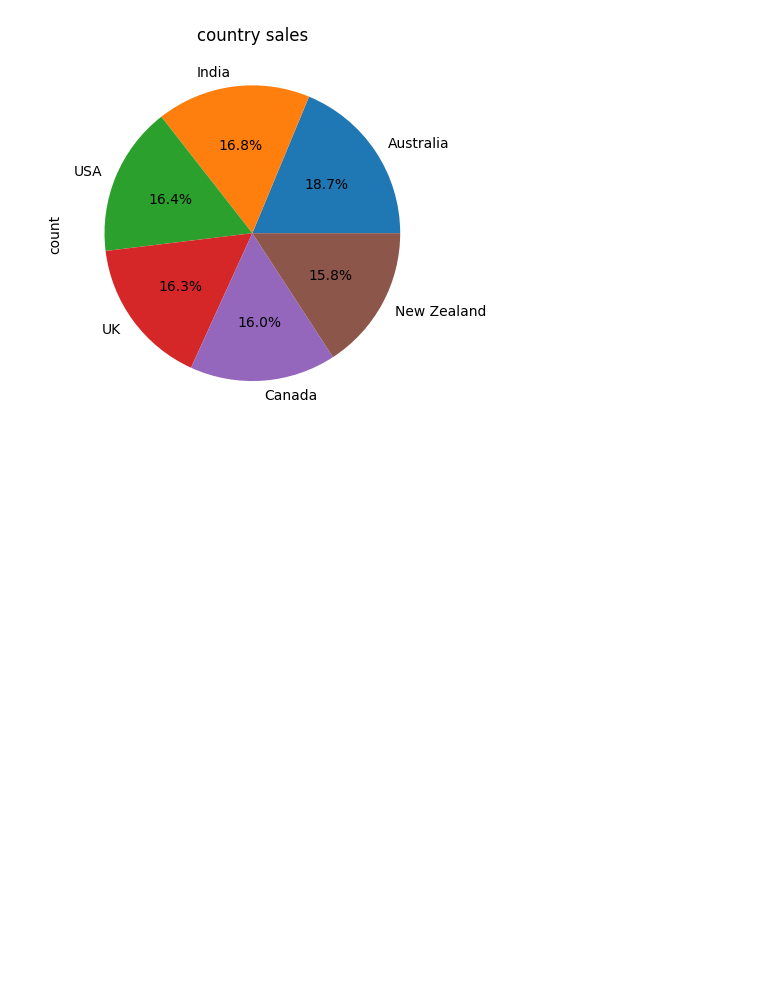
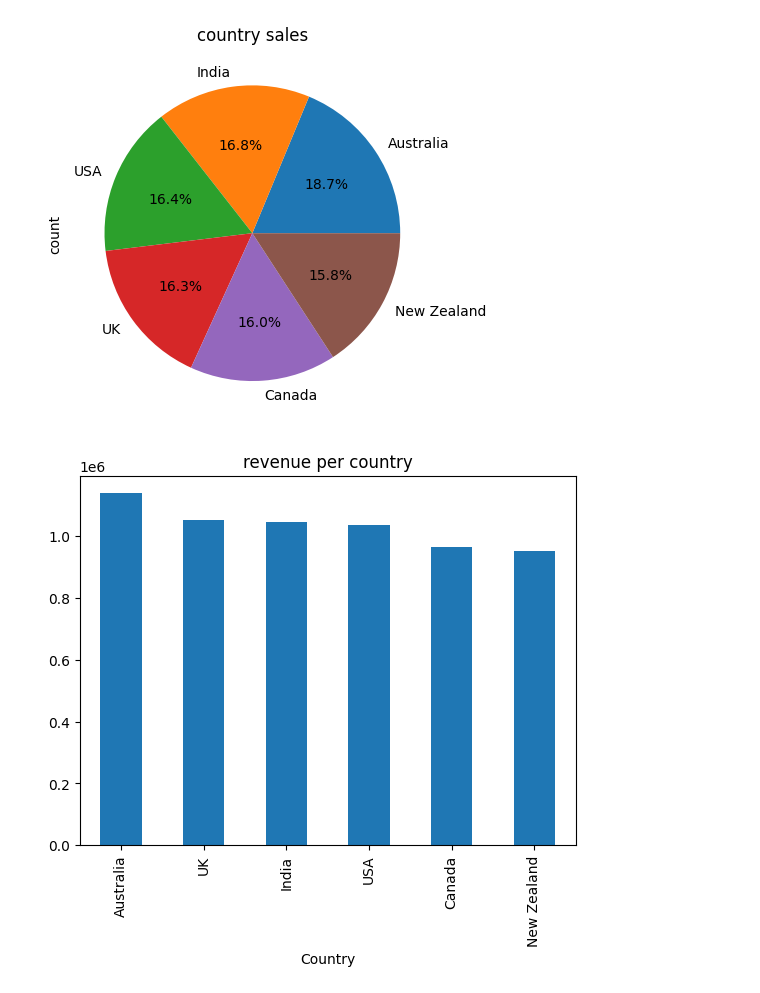
Before and after one commit to sarahatef01/chocolate-sales-analysis, a Jupyter notebook: chocolate_sales.ipynb, the cells around one changed output. Saved outputs shown, nothing was run; the diff lists cells and outputs as text; code cells hidden in the pictures; blank space fills up the shorter version.

```diff
--- a/chocolate_sales.ipynb
+++ b/chocolate_sales.ipynb
@@ -133,3 +208,10 @@ plt.title('country sales')
 plt.show()
 # %% [output]
 [figure]
+# %%
+revenue_per_country = df.groupby('Country')['Amount'].sum().sort_values(ascending=False)
+revenue_per_country.plot(kind='bar')
+plt.title('revenue per country')
+plt.show()
+# %% [output]
+[figure, added]
```
Also changed, not shown: parts of 10 cells of this notebook.
